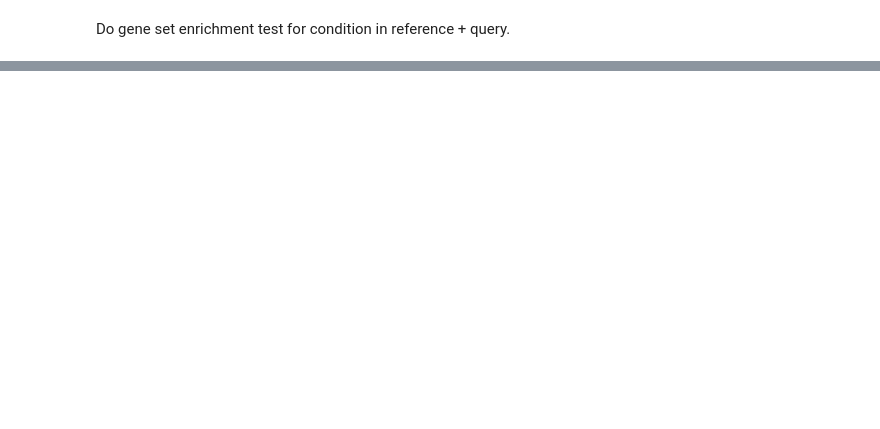
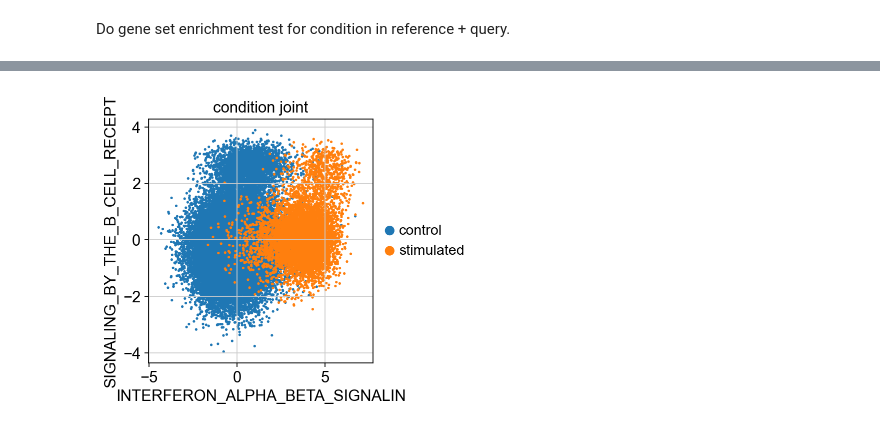
Before and after one commit to theislab/scarches, a Jupyter notebook: notebooks/expimap_surgery_pipeline.ipynb, the cells around one changed output, grey strips where cells are left out. Cells and saved outputs as stored; diff of their text form; code cells hidden in the pictures; blank space fills up the shorter version.

```diff
--- a/notebooks/expimap_surgery_pipeline.ipynb
+++ b/notebooks/expimap_surgery_pipeline.ipynb
@@ -341,0 +300,13 @@ fig = sca.plotting.plot_abs_bfs(kang_pbmc, terms=terms, yt_step=0.8, scale_y=2.5
+# %%
+terms = kang_pbmc.uns['terms']
+idx = [terms.index(term) for term in ['INTERFERON_SIGNALING', 'SIGNALING_BY_THE_B_CELL_RECEPT', 'INTERFERON_ALPHA_BETA_SIGNALIN']]
+# %%
+latents = (q_intr_cvae.get_latent(kang_pbmc.X, kang_pbmc.obs['study'], mean=MEAN) * kang_pbmc.uns['directions'])[:, idx]
+# %%
+kang_pbmc.obs['INTERFERON_SIGNALING'] = latents[:, 0]
+kang_pbmc.obs['SIGNALING_BY_THE_B_CELL_RECEPT'] = latents[:, 1]
+kang_pbmc.obs['INTERFERON_ALPHA_BETA_SIGNALIN'] = latents[:, 2]
+# %%
+sc.pl.scatter(kang_pbmc, x='INTERFERON_ALPHA_BETA_SIGNALIN', y='SIGNALING_BY_THE_B_CELL_RECEPT', color='condition_joint', size=22)
+# %% [output]
+[figure, added]
```
Also changed, not shown: parts of 32 cells of this notebook, 1 other file.
